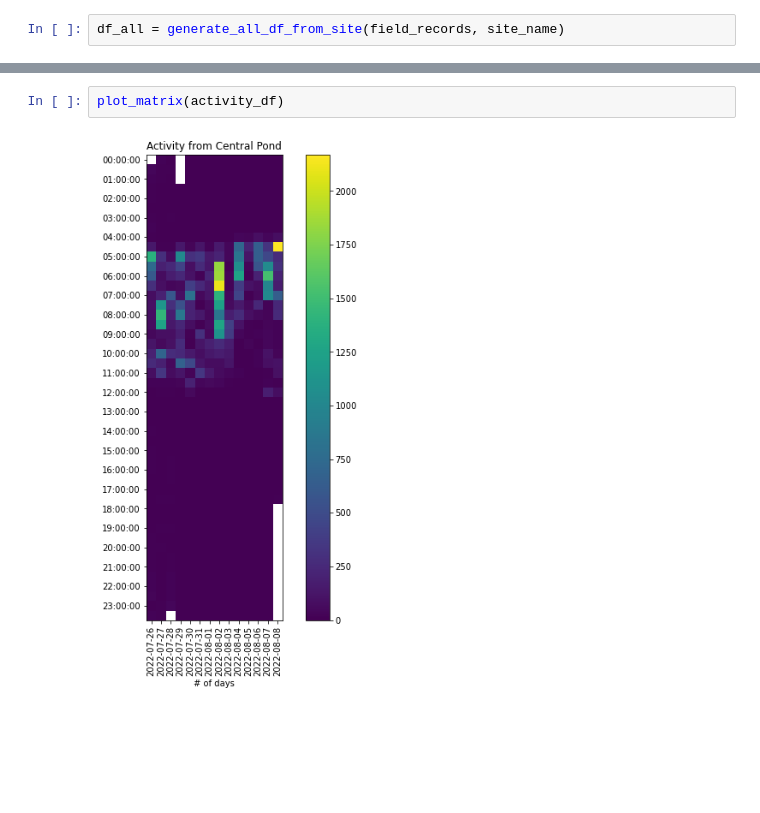
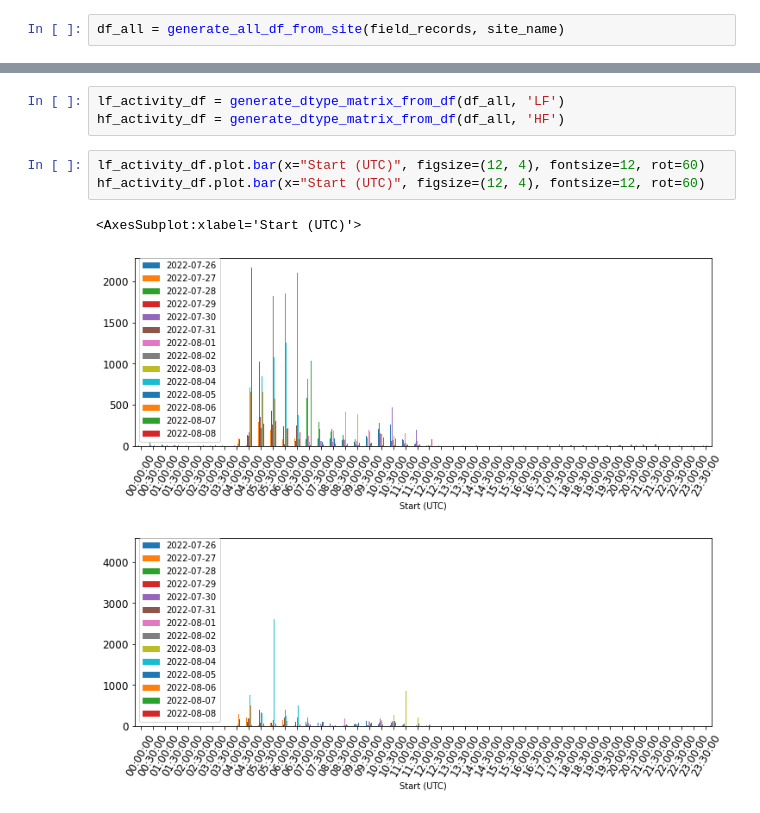
Before and after one commit to uw-echospace/ubna-field, a Jupyter notebook: notebooks/call_number_plotter.ipynb, the cells around one changed output, grey strips where cells are left out. Cells and saved outputs as stored; diff of their text form; blank space fills up the shorter version.

```diff
--- a/notebooks/call_number_plotter.ipynb
+++ b/notebooks/call_number_plotter.ipynb
@@ -320,4 +358,10 @@ fig = activity_df.plot.bar(x="Start (UTC)", figsize=(12, 4), fontsize=12, rot=60
-# %%
-plot_matrix(activity_df)
-# %% [output]
-[figure, removed]
+# %%
+lf_activity_df = generate_dtype_matrix_from_df(df_all, 'LF')
+hf_activity_df = generate_dtype_matrix_from_df(df_all, 'HF')
+# %%
+lf_activity_df.plot.bar(x="Start (UTC)", figsize=(12, 4), fontsize=12, rot=60)
+hf_activity_df.plot.bar(x="Start (UTC)", figsize=(12, 4), fontsize=12, rot=60)
+# %% [output]
+<AxesSubplot:xlabel='Start (UTC)'>
+[figure, added]
+[figure, added]
```
Also changed, not shown: parts of 15 cells of this notebook.
